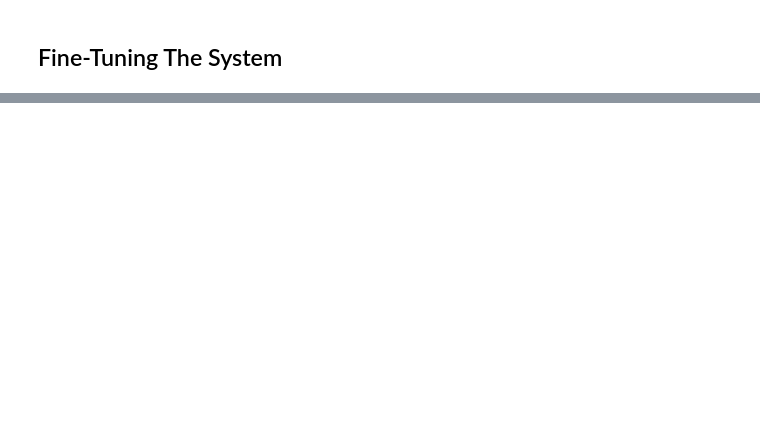
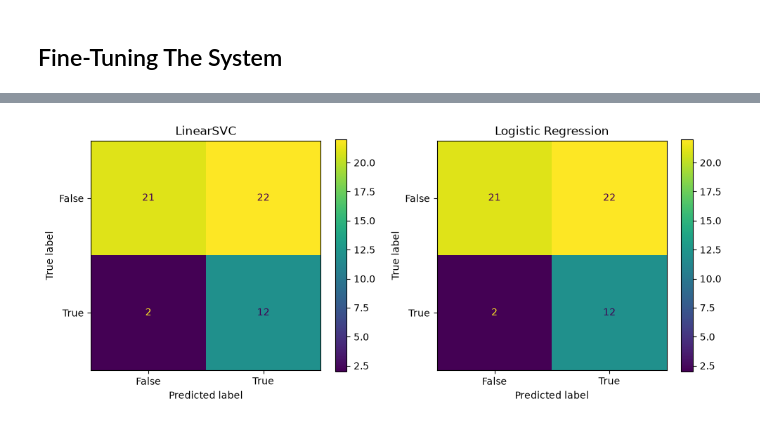
Before and after one commit to moyerc05/Machine-Learning-Project1, a Jupyter notebook: Early Spring - Training.ipynb, the cells around one changed output, grey strips where cells are left out. Drawn from its saved outputs; the diff is of its cells as text; code cells hidden in the pictures; blank space fills up the shorter version.

```diff
--- a/Early Spring - Training.ipynb
+++ b/Early Spring - Training.ipynb
@@ -182,0 +518,34 @@ max_soil_temp_mar1_minus08: 0.0
+# %%
+best_linear_svc = linear_svc_search.best_estimator_
+best_log_reg = log_reg_search.best_estimator_
+
+linear_svc_preds = cross_val_predict(
+    best_linear_svc, X_train_raw, y_train, cv=cv
+)
+
+log_reg_preds = cross_val_predict(
+    best_log_reg, X_train_raw, y_train, cv=cv
+)
+
+fig, axes = plt.subplots(1, 2, figsize=(10, 4))
+
+ConfusionMatrixDisplay.from_predictions(
+    y_train,
+    linear_svc_preds,
+    labels=[False, True],
+    ax=axes[0]
+)
+axes[0].set_title("LinearSVC")
+
+ConfusionMatrixDisplay.from_predictions(
+    y_train,
+    log_reg_preds,
+    labels=[False, True],
+    ax=axes[1]
+)
+axes[1].set_title("Logistic Regression")
+
+plt.tight_layout()
+plt.show()
+# %% [output]
+[figure, added]
```
Also changed, not shown: parts of 23 cells of this notebook.
